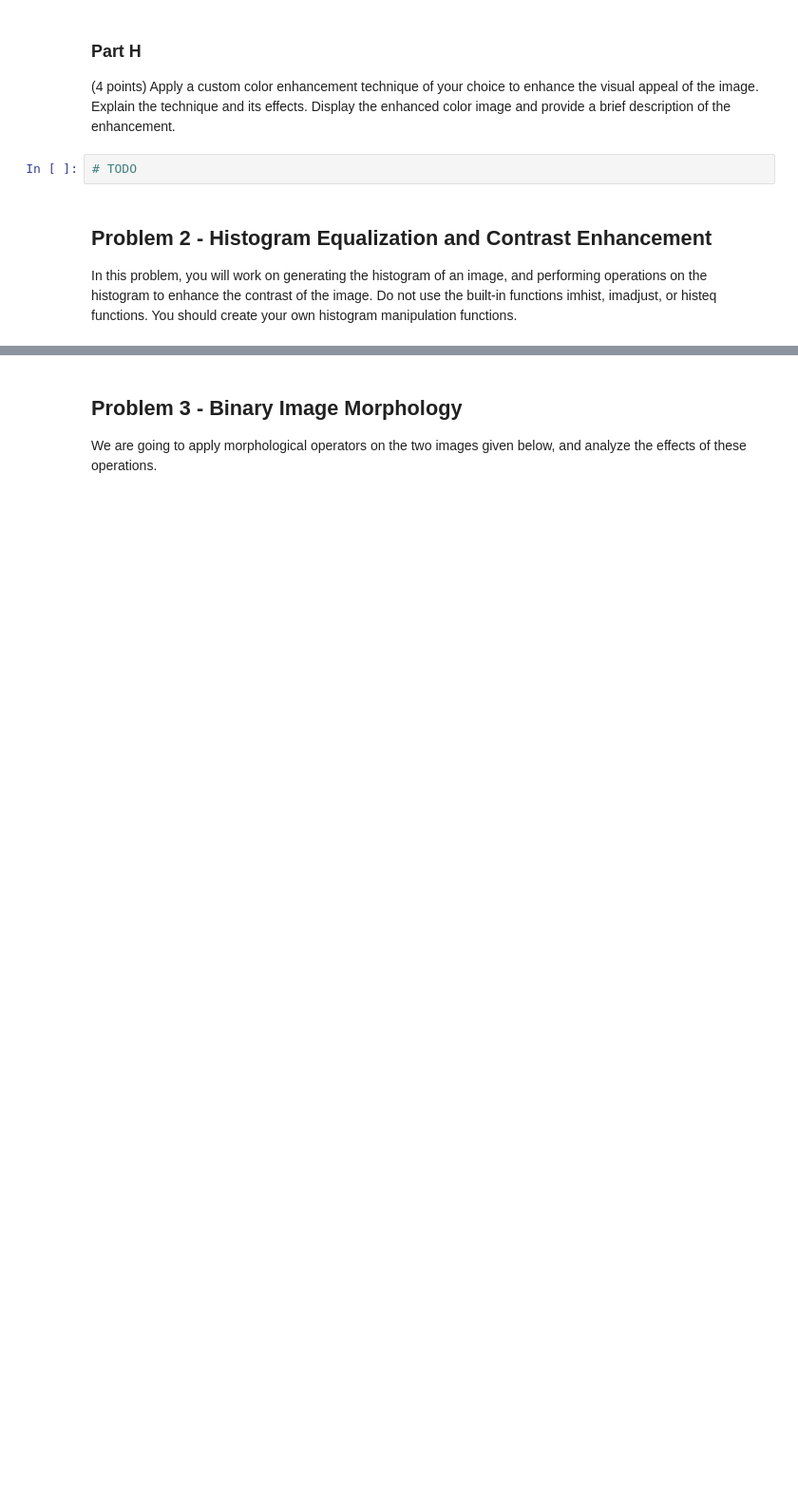
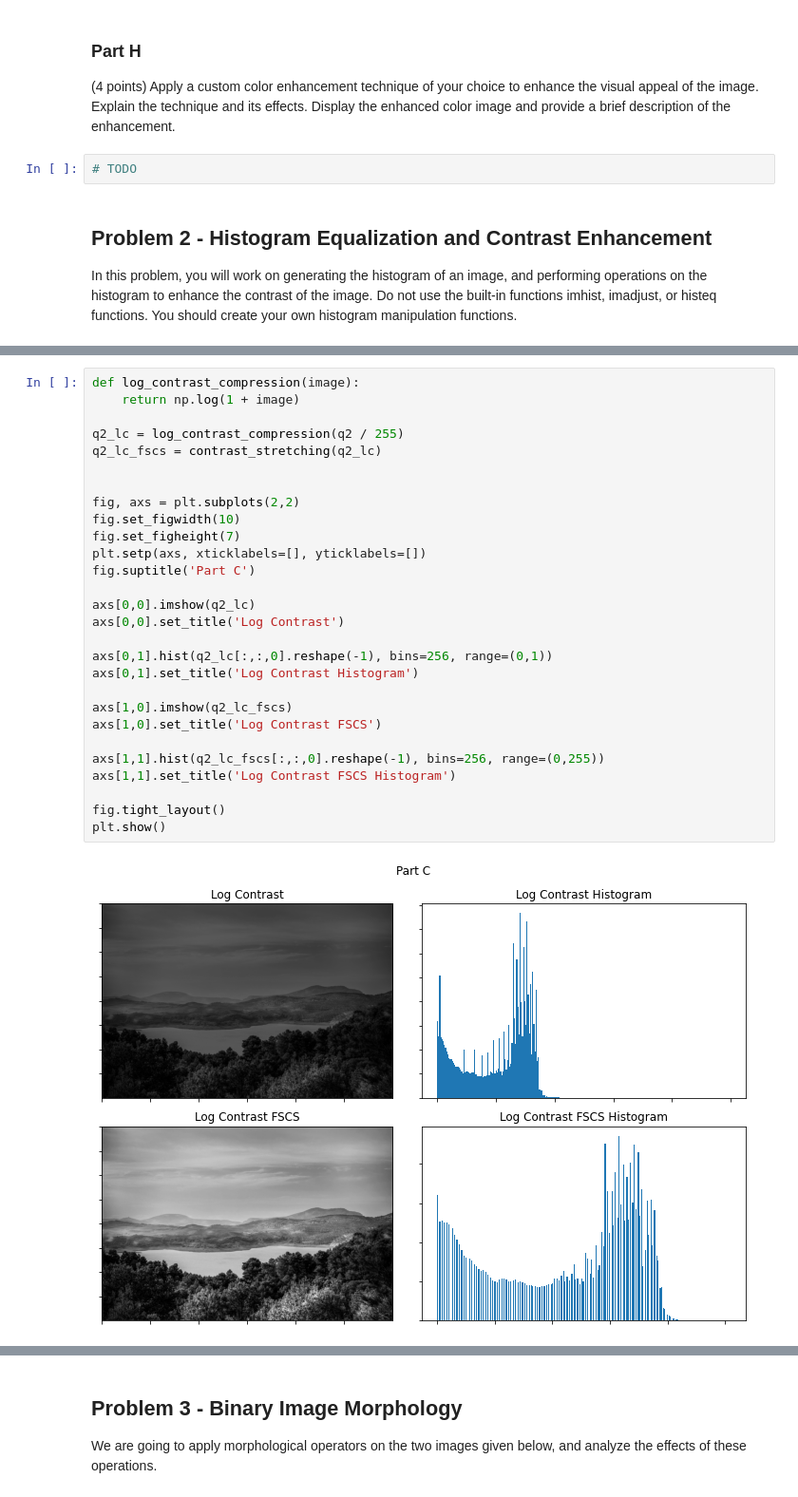
Before and after one commit to JacksonPaull/fa2023, a Jupyter notebook: Image Processing/Homework 1/hw1.ipynb, the cells around one changed output, grey strips where cells are left out. Shown at 95% size. Saved outputs shown, nothing was run; the diff lists cells and outputs as text; blank space fills up the shorter version.

```diff
--- a/Image Processing/Homework 1/hw1.ipynb
+++ b/Image Processing/Homework 1/hw1.ipynb
@@ -247,4 +284,34 @@ through “log_contrast_compression(image)”, and pass the output of this funct
 “contrast_stretching(image)” (FSCS algorithm). Display the logarithmic contrast
 compressed image, its histogram, the final image after passing through both the
 functions and its histogram in a 2x2 grid with labels.
+# %%
+def log_contrast_compression(image):
+    return np.log(1 + image)
+
+q2_lc = log_contrast_compression(q2 / 255)
+q2_lc_fscs = contrast_stretching(q2_lc)
+
+
+fig, axs = plt.subplots(2,2)
+fig.set_figwidth(10)
+fig.set_figheight(7)
+plt.setp(axs, xticklabels=[], yticklabels=[])
+fig.suptitle('Part C')
+
+axs[0,0].imshow(q2_lc)
+axs[0,0].set_title('Log Contrast')
+
+axs[0,1].hist(q2_lc[:,:,0].reshape(-1), bins=256, range=(0,1))
+axs[0,1].set_title('Log Contrast Histogram')
+
+axs[1,0].imshow(q2_lc_fscs)
+axs[1,0].set_title('Log Contrast FSCS')
+
+axs[1,1].hist(q2_lc_fscs[:,:,0].reshape(-1), bins=256, range=(0,255))
+axs[1,1].set_title('Log Contrast FSCS Histogram')
+
+fig.tight_layout()
+plt.show()
+# %% [output]
+[figure, added]
 # %% [markdown]
```
Also changed, not shown: parts of 29 cells of this notebook.
